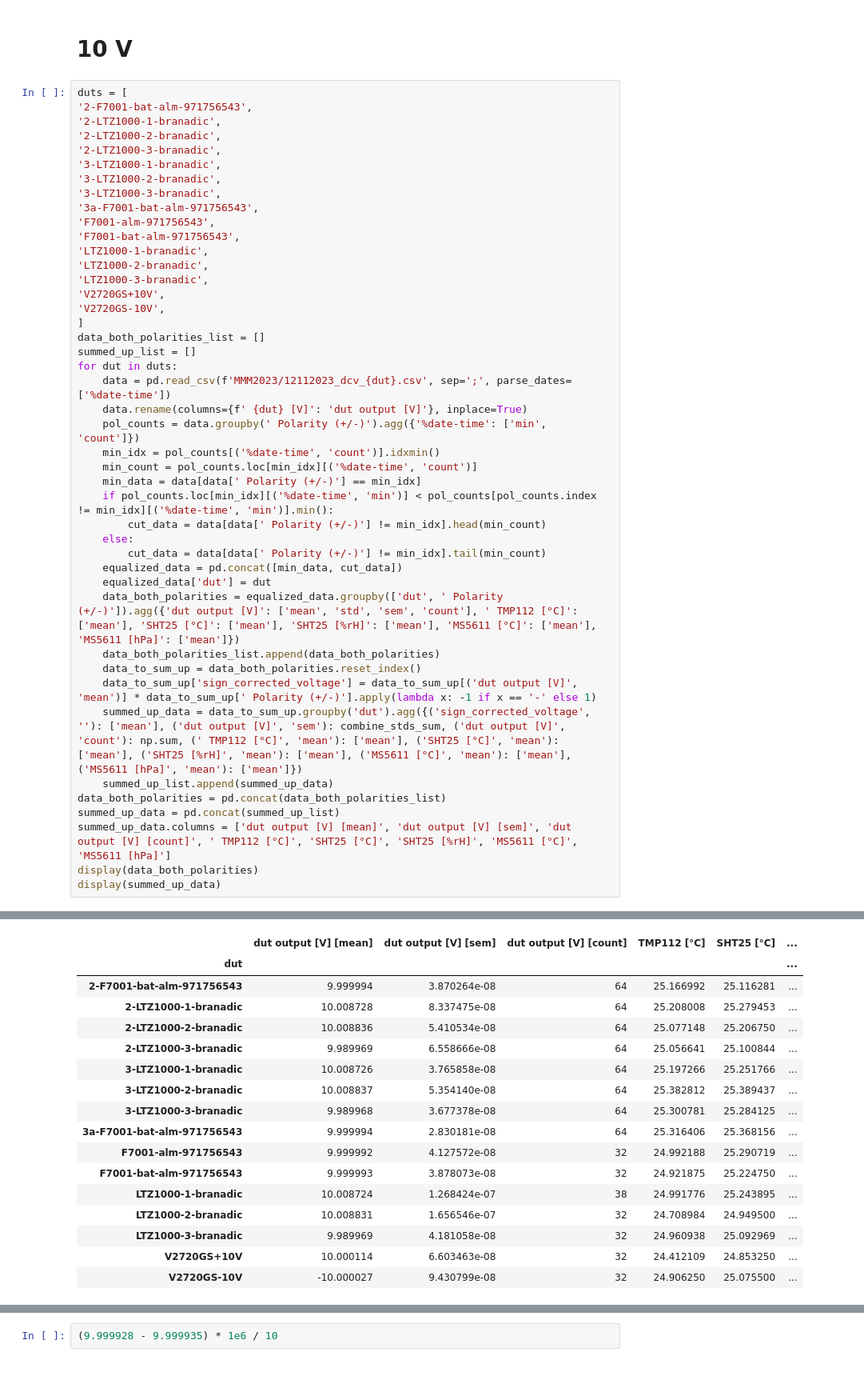
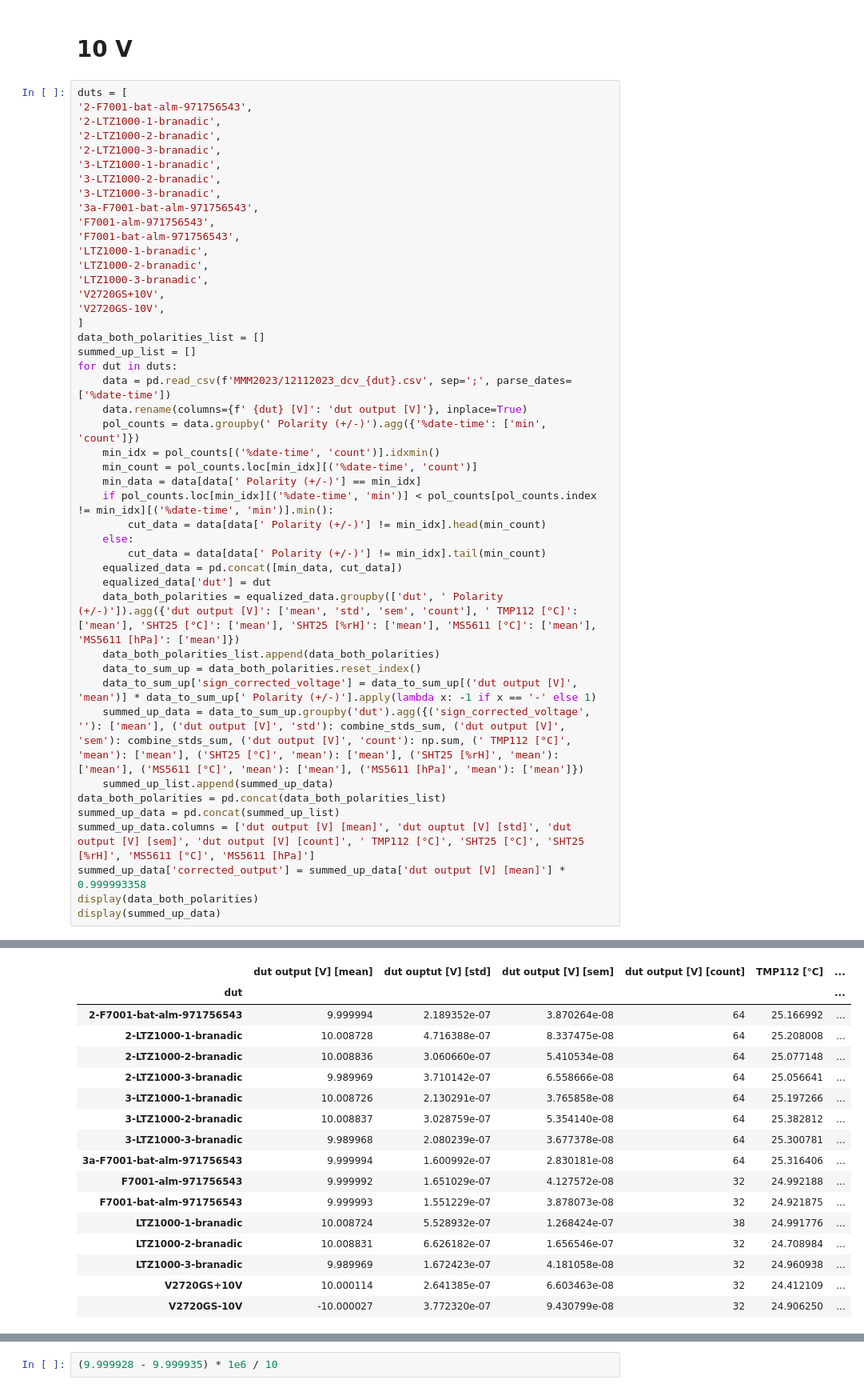
Before and after one commit to alson/metrology-data-analysis, a Jupyter notebook: MMM2023.ipynb, the cells around one changed output, grey strips where cells are left out. Shown: that part at 80% size. Drawn from its saved outputs; the diff is of its cells as text.

```diff
--- a/MMM2023.ipynb
+++ b/MMM2023.ipynb
@@ -51,49 +51,50 @@ for dut in duts:
     equalized_data['dut'] = dut
     data_both_polarities = equalized_data.groupby(['dut', ' Polarity (+/-)']).agg({'dut output [V]': ['mean', 'std', 'sem', 'count'], ' TMP112 [°C]': ['mean'], 'SHT25 [°C]': ['mean'], 'SHT25 [%rH]': ['mean'], 'MS5611 [°C]': ['mean'], 'MS5611 [hPa]': ['mean']})
     data_both_polarities_list.append(data_both_polarities)
     data_to_sum_up = data_both_polarities.reset_index()
     data_to_sum_up['sign_corrected_voltage'] = data_to_sum_up[('dut output [V]', 'mean')] * data_to_sum_up[' Polarity (+/-)'].apply(lambda x: -1 if x == '-' else 1)
-    summed_up_data = data_to_sum_up.groupby('dut').agg({('sign_corrected_voltage', ''): ['mean'], ('dut output [V]', 'sem'): combine_stds_sum, ('dut output [V]', 'count'): np.sum, (' TMP112 [°C]', 'mean'): ['mean'], ('SHT25 [°C]', 'mean'): ['mean'], ('SHT25 [%rH]', 'mean'): ['mean'], ('MS5611 [°C]', 'mean'): ['mean'], ('MS5611 [hPa]', 'mean'): ['mean']})
+    summed_up_data = data_to_sum_up.groupby('dut').agg({('sign_corrected_voltage', ''): ['mean'], ('dut output [V]', 'std'): combine_stds_sum, ('dut output [V]', 'sem'): combine_stds_sum, ('dut output [V]', 'count'): np.sum, (' TMP112 [°C]', 'mean'): ['mean'], ('SHT25 [°C]', 'mean'): ['mean'], ('SHT25 [%rH]', 'mean'): ['mean'], ('MS5611 [°C]', 'mean'): ['mean'], ('MS5611 [hPa]', 'mean'): ['mean']})
     summed_up_list.append(summed_up_data)
 data_both_polarities = pd.concat(data_both_polarities_list)
 summed_up_data = pd.concat(summed_up_list)
-summed_up_data.columns = ['dut output [V] [mean]', 'dut output [V] [sem]', 'dut output [V] [count]', ' TMP112 [°C]', 'SHT25 [°C]', 'SHT25 [%rH]', 'MS5611 [°C]', 'MS5611 [hPa]']
+summed_up_data.columns = ['dut output [V] [mean]', 'dut ouptut [V] [std]', 'dut output [V] [sem]', 'dut output [V] [count]', ' TMP112 [°C]', 'SHT25 [°C]', 'SHT25 [%rH]', 'MS5611 [°C]', 'MS5611 [hPa]']
+summed_up_data['corrected_output'] = summed_up_data['dut output [V] [mean]'] * 0.999993358
 display(data_both_polarities)
 display(summed_up_data)
 # %% [output]
 |  |  | dut output [V] |  |  |  | TMP112 [°C] | SHT25 [°C] | SHT25 [%rH] | ... |
 |  |  | mean | std | sem | count | mean | mean | mean | ... |
 | dut | Polarity (+/-) |  |  |  |  |  |  |  | ... |
 | 2-F7001-bat-alm-971756543 | + | 9.999993 | 2.604091e-07 | 4.603426e-08 | 32 | 25.226562 | 25.155656 | 33.369687 | ... |
 |  | - | -9.999994 | 1.674883e-07 | 2.960802e-08 | 32 | 25.107422 | 25.076906 | 33.368125 | ... |
 | 2-LTZ1000-1-branadic | + | 10.008728 | 6.013396e-07 | 1.063028e-07 | 32 | 25.277344 | 25.350656 | 33.292500 | ... |
 |  | - | -10.008728 | 2.885776e-07 | 5.101379e-08 | 32 | 25.138672 | 25.208250 | 33.503750 | ... |
 | 2-LTZ1000-2-branadic | + | 10.008836 | 2.828056e-07 | 4.999345e-08 | 32 | 25.136719 | 25.218000 | 33.494375 | ... |
 |  | - | -10.008837 | 3.276794e-07 | 5.792608e-08 | 32 | 25.017578 | 25.195500 | 33.548125 | ... |
 | 2-LTZ1000-3-branadic | + | 9.989968 | 4.967027e-07 | 8.780547e-08 | 32 | 24.953125 | 25.085250 | 33.682812 | ... |
 |  | - | -9.989970 | 1.690840e-07 | 2.989012e-08 | 32 | 25.160156 | 25.116437 | 33.564687 | ... |
 | 3-LTZ1000-1-branadic | + | 10.008725 | 2.435290e-07 | 4.305024e-08 | 32 | 25.226562 | 25.371437 | 33.256563 | ... |
 |  | - | -10.008727 | 1.773597e-07 | 3.135306e-08 | 32 | 25.167969 | 25.132094 | 33.768125 | ... |
 | ... | ... | ... | ... | ... | ... | ... | ... | ... | ... |
 |  | - | -9.989970 | 1.823184e-07 | 4.557960e-08 | 16 | 24.925781 | 25.003563 | 33.595000 | ... |
 | V2720GS+10V | + | 10.000113 | 2.821938e-07 | 7.054845e-08 | 16 | 24.406250 | 24.829125 | 33.860625 | ... |
 |  | - | -10.000114 | 2.447550e-07 | 6.118874e-08 | 16 | 24.417969 | 24.877375 | 34.056250 | ... |
 | V2720GS-10V | + | -10.000028 | 4.344455e-07 | 1.086114e-07 | 16 | 24.988281 | 25.152250 | 33.537500 | ... |
 |  | - | 10.000026 | 3.096207e-07 | 7.740518e-08 | 16 | 24.824219 | 24.998750 | 33.855625 | ... |
-|  | dut output [V] [mean] | dut output [V] [sem] | dut output [V] [count] | TMP112 [°C] | SHT25 [°C] | ... |
+|  | dut output [V] [mean] | dut ouptut [V] [std] | dut output [V] [sem] | dut output [V] [count] | TMP112 [°C] | ... |
 | dut |  |  |  |  |  | ... |
-| 2-F7001-bat-alm-971756543 | 9.999994 | 3.870264e-08 | 64 | 25.166992 | 25.116281 | ... |
-| 2-LTZ1000-1-branadic | 10.008728 | 8.337475e-08 | 64 | 25.208008 | 25.279453 | ... |
-| 2-LTZ1000-2-branadic | 10.008836 | 5.410534e-08 | 64 | 25.077148 | 25.206750 | ... |
-| 2-LTZ1000-3-branadic | 9.989969 | 6.558666e-08 | 64 | 25.056641 | 25.100844 | ... |
-| 3-LTZ1000-1-branadic | 10.008726 | 3.765858e-08 | 64 | 25.197266 | 25.251766 | ... |
-| 3-LTZ1000-2-branadic | 10.008837 | 5.354140e-08 | 64 | 25.382812 | 25.389437 | ... |
-| 3-LTZ1000-3-branadic | 9.989968 | 3.677378e-08 | 64 | 25.300781 | 25.284125 | ... |
-| 3a-F7001-bat-alm-971756543 | 9.999994 | 2.830181e-08 | 64 | 25.316406 | 25.368156 | ... |
-| F7001-alm-971756543 | 9.999992 | 4.127572e-08 | 32 | 24.992188 | 25.290719 | ... |
-| F7001-bat-alm-971756543 | 9.999993 | 3.878073e-08 | 32 | 24.921875 | 25.224750 | ... |
-| LTZ1000-1-branadic | 10.008724 | 1.268424e-07 | 38 | 24.991776 | 25.243895 | ... |
-| LTZ1000-2-branadic | 10.008831 | 1.656546e-07 | 32 | 24.708984 | 24.949500 | ... |
-| LTZ1000-3-branadic | 9.989969 | 4.181058e-08 | 32 | 24.960938 | 25.092969 | ... |
-| V2720GS+10V | 10.000114 | 6.603463e-08 | 32 | 24.412109 | 24.853250 | ... |
-| V2720GS-10V | -10.000027 | 9.430799e-08 | 32 | 24.906250 | 25.075500 | ... |
+| 2-F7001-bat-alm-971756543 | 9.999994 | 2.189352e-07 | 3.870264e-08 | 64 | 25.166992 | ... |
+| 2-LTZ1000-1-branadic | 10.008728 | 4.716388e-07 | 8.337475e-08 | 64 | 25.208008 | ... |
+| 2-LTZ1000-2-branadic | 10.008836 | 3.060660e-07 | 5.410534e-08 | 64 | 25.077148 | ... |
+| 2-LTZ1000-3-branadic | 9.989969 | 3.710142e-07 | 6.558666e-08 | 64 | 25.056641 | ... |
+| 3-LTZ1000-1-branadic | 10.008726 | 2.130291e-07 | 3.765858e-08 | 64 | 25.197266 | ... |
+| 3-LTZ1000-2-branadic | 10.008837 | 3.028759e-07 | 5.354140e-08 | 64 | 25.382812 | ... |
+| 3-LTZ1000-3-branadic | 9.989968 | 2.080239e-07 | 3.677378e-08 | 64 | 25.300781 | ... |
+| 3a-F7001-bat-alm-971756543 | 9.999994 | 1.600992e-07 | 2.830181e-08 | 64 | 25.316406 | ... |
+| F7001-alm-971756543 | 9.999992 | 1.651029e-07 | 4.127572e-08 | 32 | 24.992188 | ... |
+| F7001-bat-alm-971756543 | 9.999993 | 1.551229e-07 | 3.878073e-08 | 32 | 24.921875 | ... |
+| LTZ1000-1-branadic | 10.008724 | 5.528932e-07 | 1.268424e-07 | 38 | 24.991776 | ... |
+| LTZ1000-2-branadic | 10.008831 | 6.626182e-07 | 1.656546e-07 | 32 | 24.708984 | ... |
+| LTZ1000-3-branadic | 9.989969 | 1.672423e-07 | 4.181058e-08 | 32 | 24.960938 | ... |
+| V2720GS+10V | 10.000114 | 2.641385e-07 | 6.603463e-08 | 32 | 24.412109 | ... |
+| V2720GS-10V | -10.000027 | 3.772320e-07 | 9.430799e-08 | 32 | 24.906250 | ... |
```
Also changed, not shown: parts of 4 cells of this notebook.
